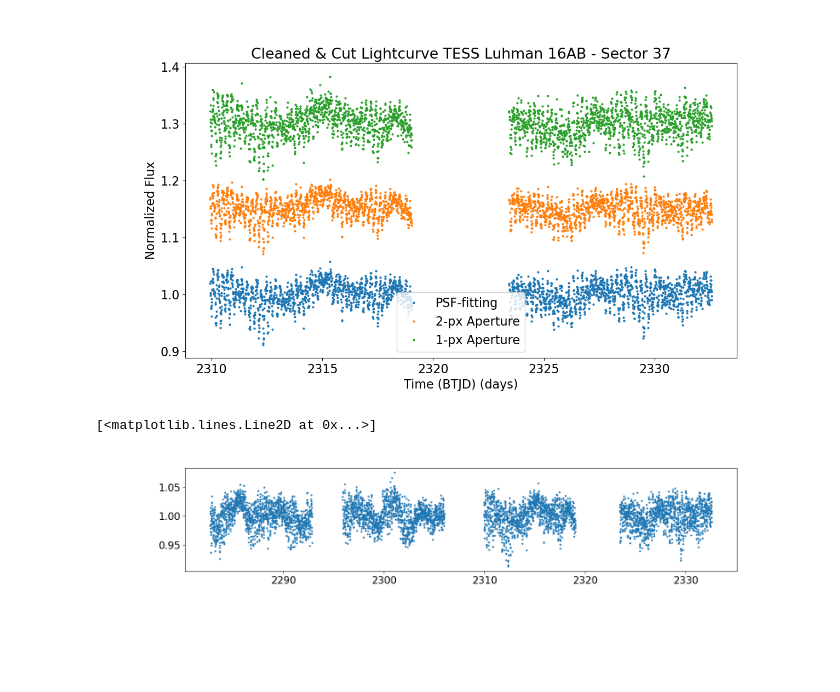
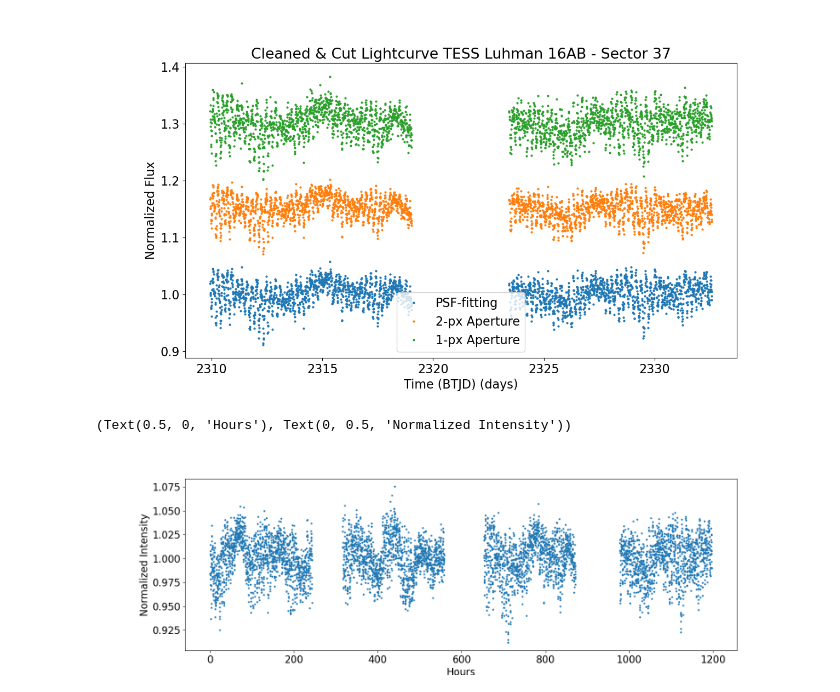
Before and after one commit to fudanguyen/aroma, a Jupyter notebook: AROMA_An_Exo_Rot_Mapping/notebooks/data_cleaning.ipynb, the cells around one changed output. Cells and saved outputs as stored; diff of their text form; code cells hidden in the pictures; blank space fills up the shorter version.

```diff
--- a/AROMA_An_Exo_Rot_Mapping/notebooks/data_cleaning.ipynb
+++ b/AROMA_An_Exo_Rot_Mapping/notebooks/data_cleaning.ipynb
@@ -279,11 +279,13 @@ lc3637 = pd.concat(frames)
 lc3637.to_csv(outpath+lc_out_path, sep='\t', index=False)
 # %%
 lc3637
-plt.figure(figsize=(16,3))
-plt.plot(lc3637.TIME, lc3637.PSF_FLUX_NORM, marker='o', ls='', ms=2)
+plt.figure(figsize=(16,5))
+time = lc3637.TIME - lc3637.TIME.iloc[0]
+plt.plot(time*24, lc3637.PSF_FLUX_NORM, marker='o', ls='', ms=2)
+plt.xlabel('Hours'), plt.ylabel("Normalized Intensity")
 # %% [output]
-[<matplotlib.lines.Line2D at 0x...>]
+(Text(0.5, 0, 'Hours'), Text(0, 0.5, 'Normalized Intensity'))
-[figure, old version]
+[figure, new version]
 # %%
 lc36_data
 # %% [output]
```
Also changed, not shown: parts of 1 cell of this notebook, 1 other file.
